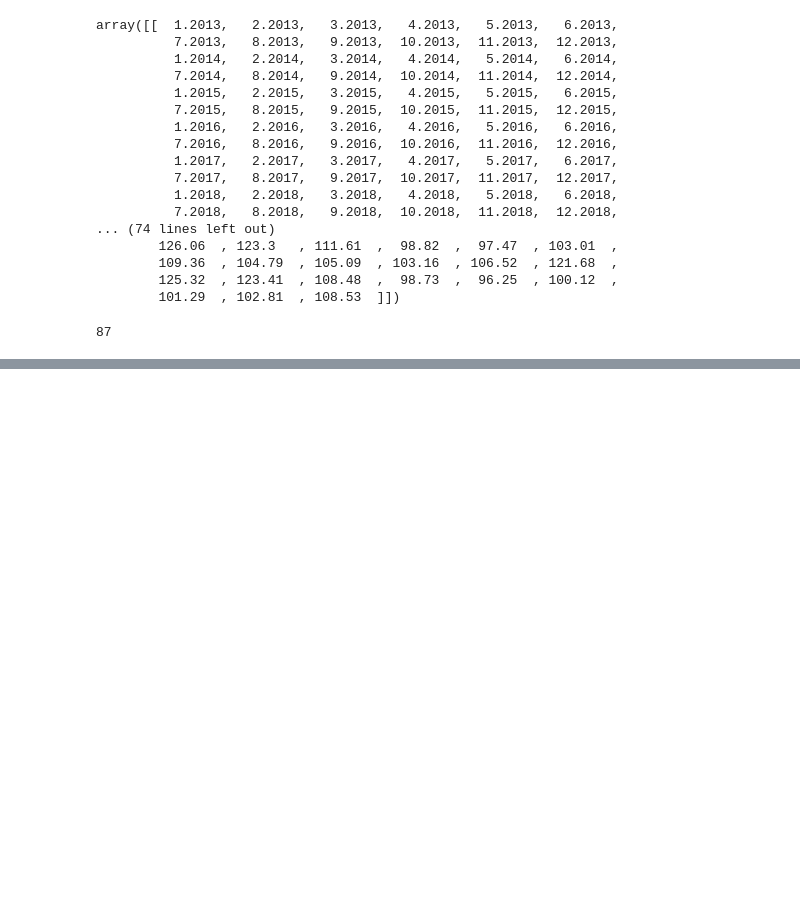
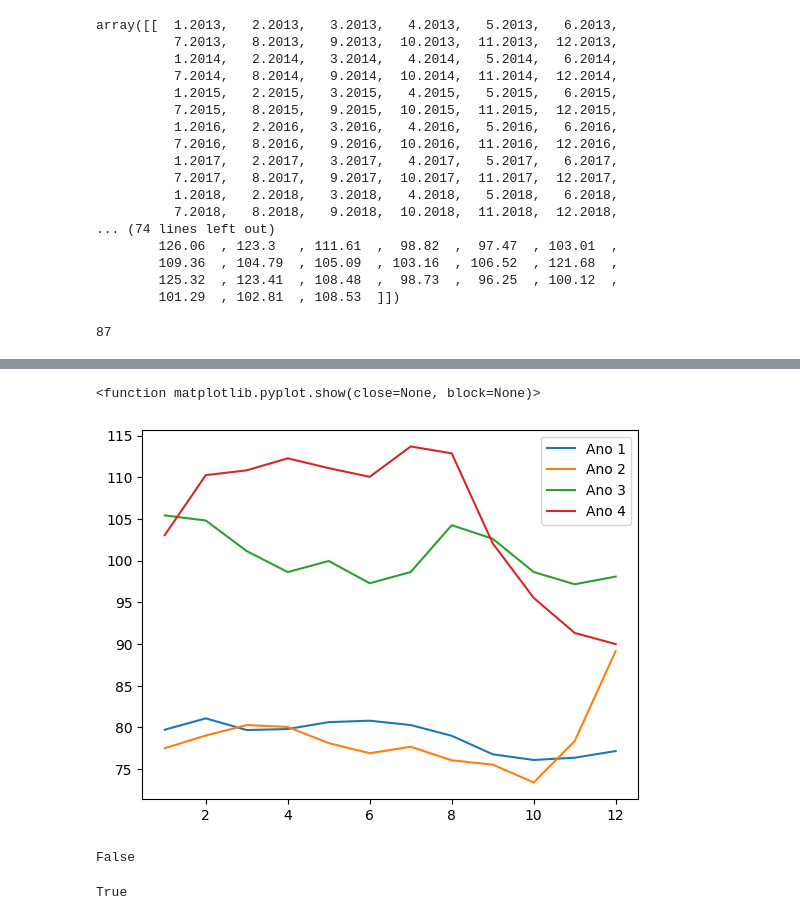
Before and after one commit to jmarantes/curso_numpy, a Jupyter notebook: Numpy_Curso.ipynb, the cells around one changed output, grey strips where cells are left out. Drawn from its saved outputs; the diff is of its cells as text; code cells hidden in the pictures; blank space fills up the shorter version.

```diff
--- a/Numpy_Curso.ipynb
+++ b/Numpy_Curso.ipynb
@@ -34,0 +150,23 @@ FileNotFoundError: https://raw.githubusercontent.com/jmarantes/curso_numpy/refs/
+# %%
+Moscow_ano1 = Moscow[0:12]
+Moscow_ano2 = Moscow[12:24]
+Moscow_ano3 = Moscow[24:36]
+Moscow_ano4 = Moscow[36:48]
+# %%
+plt.plot(np.arange(1, 13, 1), Moscow_ano1)
+plt.plot(np.arange(1, 13, 1), Moscow_ano2)
+plt.plot(np.arange(1, 13, 1), Moscow_ano3)
+plt.plot(np.arange(1, 13, 1), Moscow_ano4)
+plt.legend(['Ano 1', 'Ano 2', 'Ano 3', 'Ano 4'])
+plt.show
+# %% [output]
+<function matplotlib.pyplot.show(close=None, block=None)>
+[figure, added]
+# %%
+np.array_equal(Moscow_ano3, Moscow_ano4) # Verifica se os arrays são iguais
+# %% [output]
+False
+# %%
+np.allclose(Moscow_ano3, Moscow_ano4, 10) # Verifica se os arrays são aproximadamente iguais. Se a diferença é menor que o 3° argumento da função (True) ou maior (False)
+# %% [output]
+True
```
Also changed, not shown: parts of 35 cells of this notebook, 3 other files.
